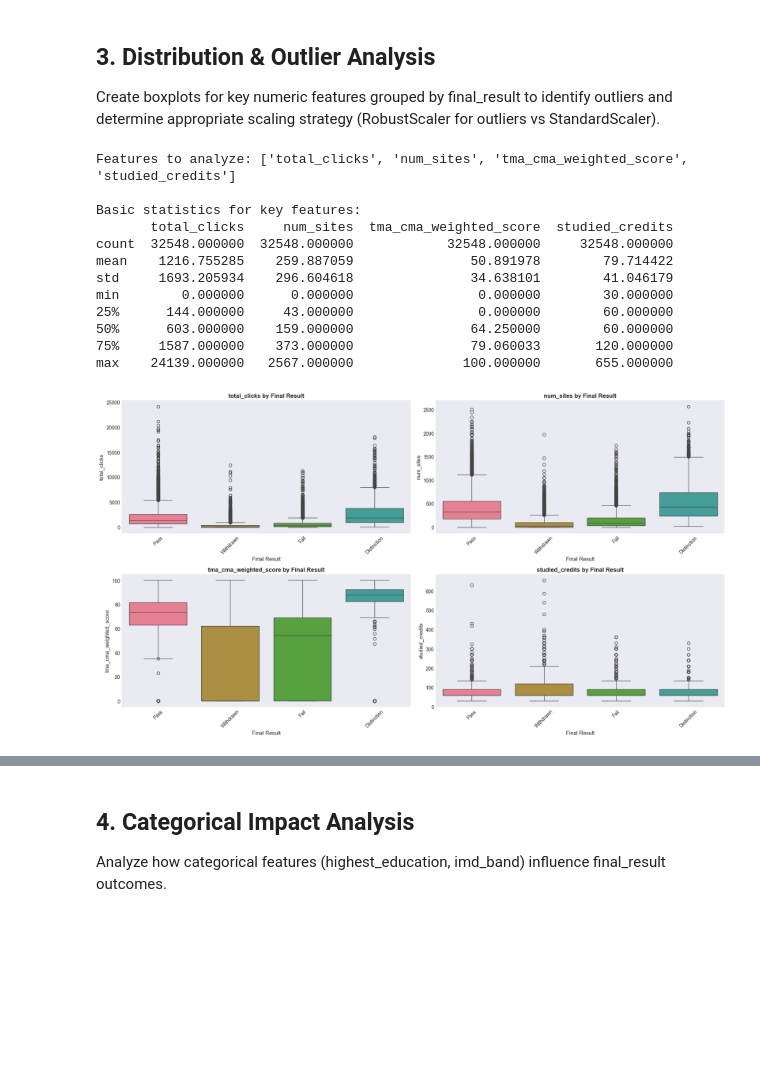
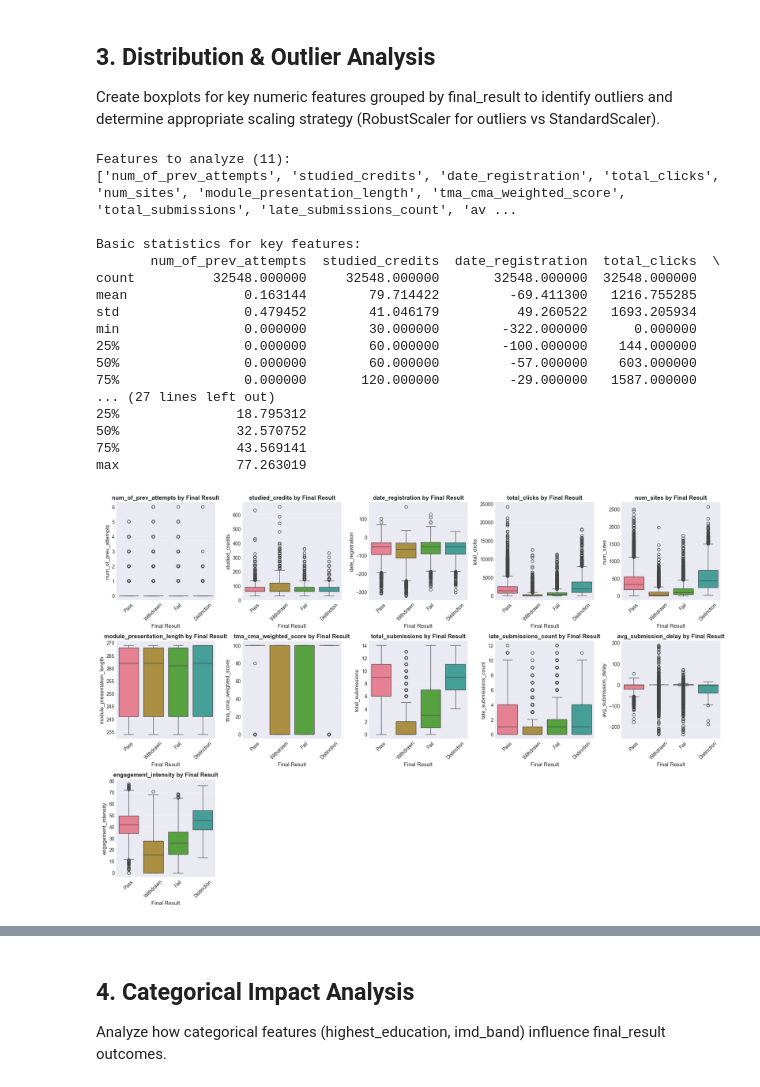
Before and after one commit to Lithika-Ramesh/data-mining, a Jupyter notebook: data_analysis/merged_data/eda_merged.ipynb, the cells around one changed output, grey strips where cells are left out. Saved outputs shown, nothing was run; the diff lists cells and outputs as text; code cells hidden in the pictures; blank space fills up the shorter version.

Commit message:
chore(eda): analyse the target variable after adding new features
- Check engagement intensity and submission habit features.
- Reflect corrected weighted-proportion academic score.

```diff
--- a/data_analysis/merged_data/eda_merged.ipynb
+++ b/data_analysis/merged_data/eda_merged.ipynb
@@ -47,4 +47,10 @@ is_withdrawn                    int64
 dtype: object
+# %%
+
+# df['ratio_sites_visited'] = [df['total_clicks'][i] / df['num_sites'][i] if df['num_sites'][i] != 0 else 0 for i in range(len(df))]
+
+# This rewards students who visit MANY sites AND click OFTEN
+df['engagement_intensity'] = np.log1p(df['total_clicks']) * np.log1p(df['num_sites'])
 # %%
 # Basic dataset information
 print("="*80)
@@ -186,9 +181,8 @@ Name: is_withdrawn, dtype: float64
 Information Gain for Numerical Columns only
 # %%
 # Set known and target features
-known_features = [col for col in df_numeric.columns if col not in ['final_result', 'is_withdrawn']]
+known_features = [col for col in df_numeric.columns if col not in ['final_result']]
 target_final = 'final_result'
-target_withdrawn = 'is_withdrawn'
 
 # Dropping date_unregistered, contains NaN values
 known_features.remove('date_unregistration')
@@ -266,56 +280,70 @@ dtype: float64
 
 Create boxplots for key numeric features grouped by final_result to identify outliers and determine appropriate scaling strategy (RobustScaler for outliers vs StandardScaler).
 # %%
-# Key features to analyze
-features_to_analyze = ['total_clicks', 'num_sites', 'tma_cma_weighted_score', 'studied_credits']
-features_present = [col for col in features_to_analyze if col in df.columns]
+# Get all numeric features
+numeric_features = df.select_dtypes(include=[np.number]).columns.tolist()
 
-print(f"Features to analyze: {features_present}")
+# Remove unwanted columns
+features_to_analyze = [col for col in numeric_features if col not in ['id_student', 'is_withdrawn', 'date_unregistration']]
+
+# Print describe for the rest
+print(f"Features to analyze ({len(features_to_analyze)}):")
+print(features_to_analyze)
 print(f"\nBasic statistics for key features:")
-print(df[features_present].describe())
+print(df[features_to_analyze].describe())
 # %% [output]
-Features to analyze: ['total_clicks', 'num_sites', 'tma_cma_weighted_score', 'studied_credits']
+Features to analyze (11):
+['num_of_prev_attempts', 'studied_credits', 'date_registration', 'total_clicks', 'num_sites', 'module_presentation_length', 'tma_cma_weighted_score', 'total_submissions', 'late_submissions_count', 'av ...
 
 Basic statistics for key features:
-       total_clicks     num_sites  tma_cma_weighted_score  studied_credits
-count  32548.000000  32548.000000            32548.000000     32548.000000
-mean    1216.755285    259.887059               50.891978        79.714422
-std     1693.205934    296.604618               34.638101        41.046179
-min        0.000000      0.000000                0.000000        30.000000
-25%      144.000000     43.000000                0.000000        60.000000
-50%      603.000000    159.000000               64.250000        60.000000
-75%     1587.000000    373.000000               79.060033       120.000000
-max    24139.000000   2567.000000              100.000000       655.000000
+       num_of_prev_attempts  studied_credits  date_registration  total_clicks  \
+count          32548.000000     32548.000000       32548.000000  32548.000000
+mean               0.163144        79.714422         -69.411300   1216.755285
+std                0.479452        41.046179          49.260522   1693.205934
+min                0.000000        30.000000        -322.000000      0.000000
+25%                0.000000        60.000000        -100.000000    144.000000
+50%                0.000000        60.000000         -57.000000    603.000000
+75%                0.000000       120.000000         -29.000000   1587.000000
+... (27 lines left out)
+25%               18.795312
+50%               32.570752
+75%               43.569141
+max               77.263019
 # %%
 # Create boxplots grouped by final_result
-# Adjusted figsize to (18, 10) because 2x2 plots need more height than 5
-fig, axes = plt.subplots(2, 2, figsize=(18, 10))
+# Calculate grid dimensions dynamically based on number of features
+n_features = len(features_to_analyze)
+n_cols = 5
+n_rows = (n_features + n_cols - 1) // n_cols  # Ceiling division
+figsize_height = max(10, n_rows * 4)  # Scale height based on rows
+
+fig, axes = plt.subplots(n_rows, n_cols, figsize=(18, figsize_height))
 
 # The Magic Fix: Flatten the 2D array into 1D
 axes_flat = axes.flatten()
 
-for idx, feature in enumerate(features_present):
+for idx, feature in enumerate(features_to_analyze):
     sns.boxplot(
         data=df,
         x='final_result',
         y=feature,
         ax=axes_flat[idx], # Pass the flattened index
         hue='final_result',
         legend=False
     )
     axes_flat[idx].set_title(f'{feature} by Final Result', fontsize=12, fontweight='bold')
     axes_flat[idx].set_xlabel('Final Result', fontsize=11)
     axes_flat[idx].set_ylabel(feature, fontsize=11)
     axes_flat[idx].grid(axis='y', alpha=0.3)
 
     # Rotate x labels for better readability
     axes_flat[idx].tick_params(axis='x', rotation=45)
 
 # Clean up any empty subplots if features_present < 4
-for i in range(len(features_present), len(axes_flat)):
+for i in range(len(features_to_analyze), len(axes_flat)):
     fig.delaxes(axes_flat[i])
 
 plt.tight_layout()
 plt.show()
 # %% [output]
-[figure, old version]
+[figure, new version]
```
Also changed, not shown: parts of 11 cells of this notebook.
